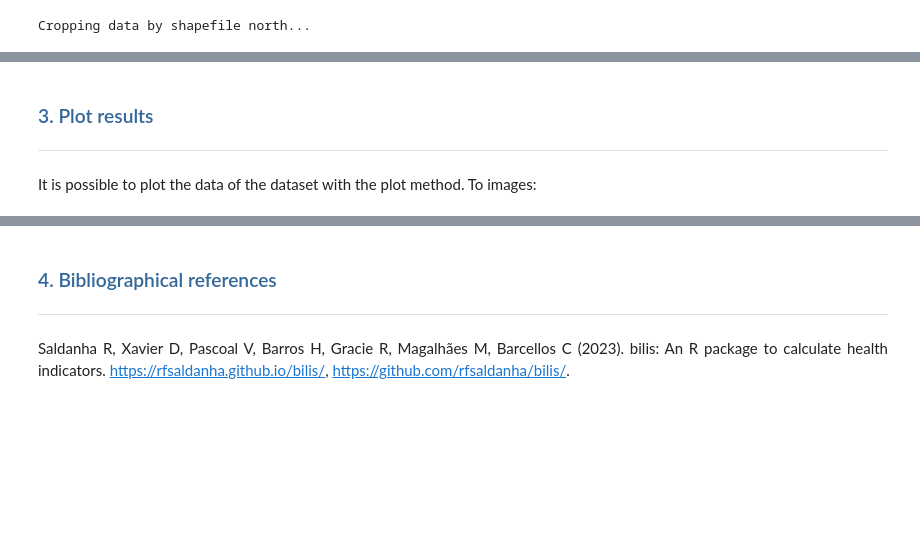
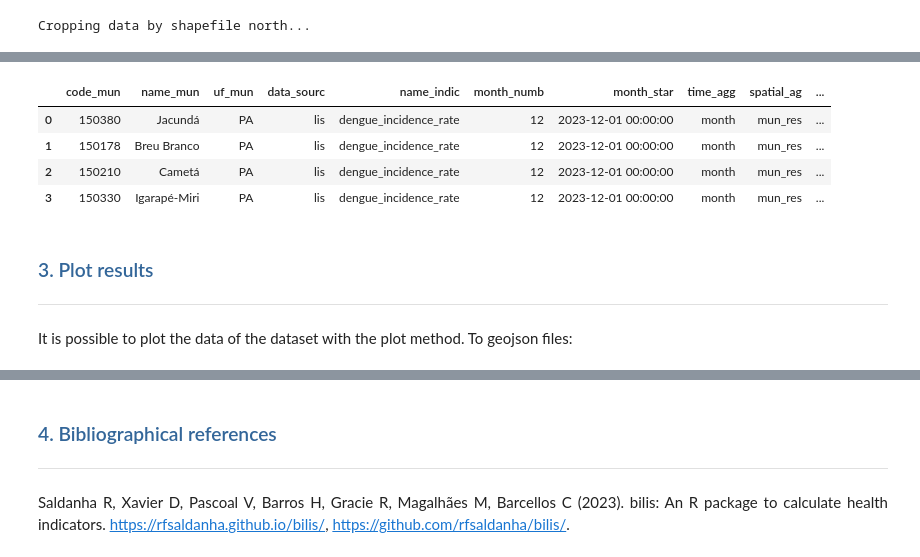
Before and after one commit to Harmonize-Brazil/code-gallery, a Jupyter notebook: jupyter/events/2025-Preview-Harmonize-Training/health_dengue_confirmed_cases_indicator.ipynb, the cells around one changed output, grey strips where cells are left out. Drawn from its saved outputs; the diff is of its cells as text; code cells hidden in the pictures; blank space fills up the shorter version.

Commit message:
Adding plot section into health notebook

```diff
--- a/jupyter/events/2025-Preview-Harmonize-Training/health_dengue_confirmed_cases_indicator.ipynb
+++ b/jupyter/events/2025-Preview-Harmonize-Training/health_dengue_confirmed_cases_indicator.ipynb
@@ -508,5 +567,19 @@ Cropping data by shapefile north...
+# %%
+import geopandas as gpd
+
+# Load shapefile
+gdf = gpd.read_file("/home/yuri/Docker-Compose/geoserver/data/health_indicators/lis/dengue_incidence_rate/month/municipality/items/2023-12-01/north/shapefile/dengue_incidence_NO_mun_month_20231201_20231231.shp")
+
+# Print first 4 rows
+gdf.head(4)
+# %% [output]
+|  | code_mun | name_mun | uf_mun | data_sourc | name_indic | month_numb | month_star | time_agg | spatial_ag | ... |
+| 0 | 150380 | Jacundá | PA | lis | dengue_incidence_rate | 12 | 2023-12-01 00:00:00 | month | mun_res | ... |
+| 1 | 150178 | Breu Branco | PA | lis | dengue_incidence_rate | 12 | 2023-12-01 00:00:00 | month | mun_res | ... |
+| 2 | 150210 | Cametá | PA | lis | dengue_incidence_rate | 12 | 2023-12-01 00:00:00 | month | mun_res | ... |
+| 3 | 150330 | Igarapé-Miri | PA | lis | dengue_incidence_rate | 12 | 2023-12-01 00:00:00 | month | mun_res | ... |
 # %% [markdown]
 ### <span id="results" style="color:#336699">3. Plot results</span>
 <hr style="border:1px solid #0077b9;">
 
-It is possible to plot the data of the dataset with the plot method. To images:
+It is possible to plot the data of the dataset with the plot method. To geojson files:
```
Also changed, not shown: parts of 5 cells of this notebook.
